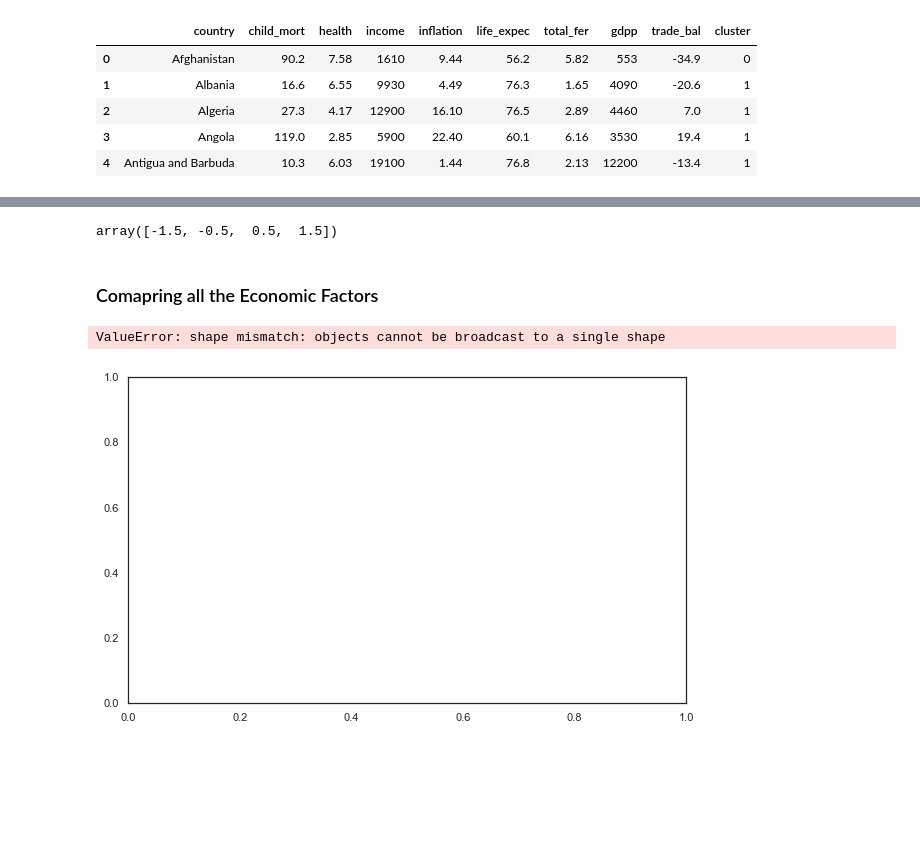
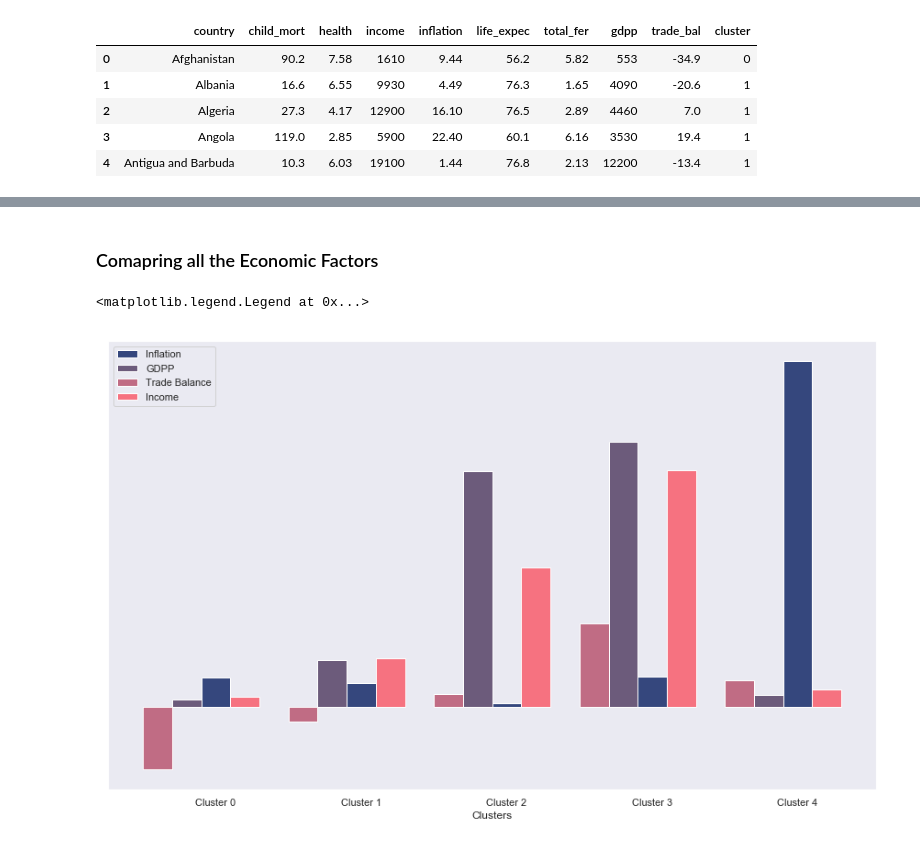
Before and after one commit to patwadeepak/help_country, a Jupyter notebook: Untitled.ipynb, the cells around one changed output, grey strips where cells are left out. Saved outputs shown, nothing was run; the diff lists cells and outputs as text; code cells hidden in the pictures; blank space fills up the shorter version.

Commit message:
Successful grouped bar plots with labels on bars.

```diff
--- a/Untitled.ipynb
+++ b/Untitled.ipynb
@@ -262,14 +243,6 @@ diff = diff[1:-1]
 # %%
-r1 = np.array(range(n))
-r1 = list(r1 + np.array(diff))
-
-
-r2 = [x + w for x in r1]
-r3 = [x + w for x in r2]
-r4 = [x + w for x in r3]
+w = 0.20 # width of each bar in bar plot
+r1 = [1,2,3,4,5]        # r1, r2, r3, r4 are the positions of the bars.
+r2 = [x-w for x in r1]
+r3 = [x-2*w for x in r1]
+r4 = [x+w for x in r1]
-# %%
-r1 = np.array(range(n))
-r1
-np.array(diff)
-# %% [output]
-array([-1.5, -0.5,  0.5,  1.5])
@@ -282,11 +249,16 @@ r8 = [x + w for x in r7]
 # %% [markdown]
 ### Comapring all the Economic Factors
 # %%
-
+plt.figure(figsize=(15,9))
+sns.set_style('dark')
 plt.bar(r1, avg['inflation'] , color='#35477d', width=w,edgecolor='white', label='Inflation')
-plt.bar(r2, avg['gdpp']/1000 , color='#6c5b7b', width=w, edgecolor='white', label='GDPP')
+plt.bar(r2, avg['gdpp']*1.5/1000 , color='#6c5b7b', width=w, edgecolor='white', label='GDPP')
 plt.bar(r3, avg['trade_bal'] , color='#c06c84', width=w,edgecolor='white', label='Trade Balance')
 plt.bar(r4, avg['income']/1000 , color='#f67280', width=w, edgecolor='white', label='Income')
+plt.xlabel('Clusters')
+plt.xticks(np.arange(1,6), ['Cluster '+ str(x) for x in range(5)])
+plt.yticks([]) # Removing yticks since all our parameters have different scale.
+plt.legend()
 # %% [output]
-ValueError: shape mismatch: objects cannot be broadcast to a single shape
+<matplotlib.legend.Legend at 0x...>
-[figure, old version]
+[figure, new version]
```
Also changed, not shown: parts of 12 cells of this notebook, 1 other file.
